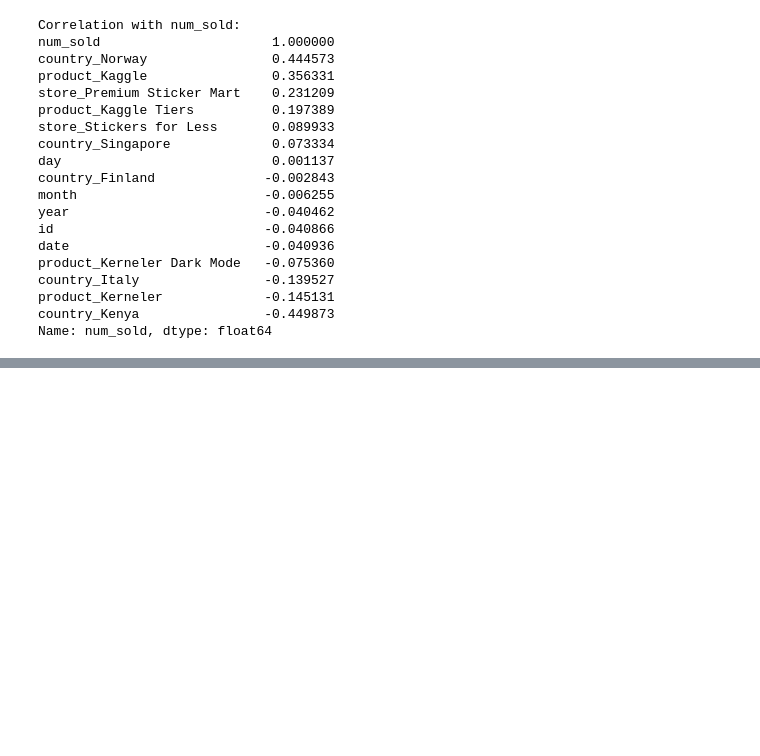
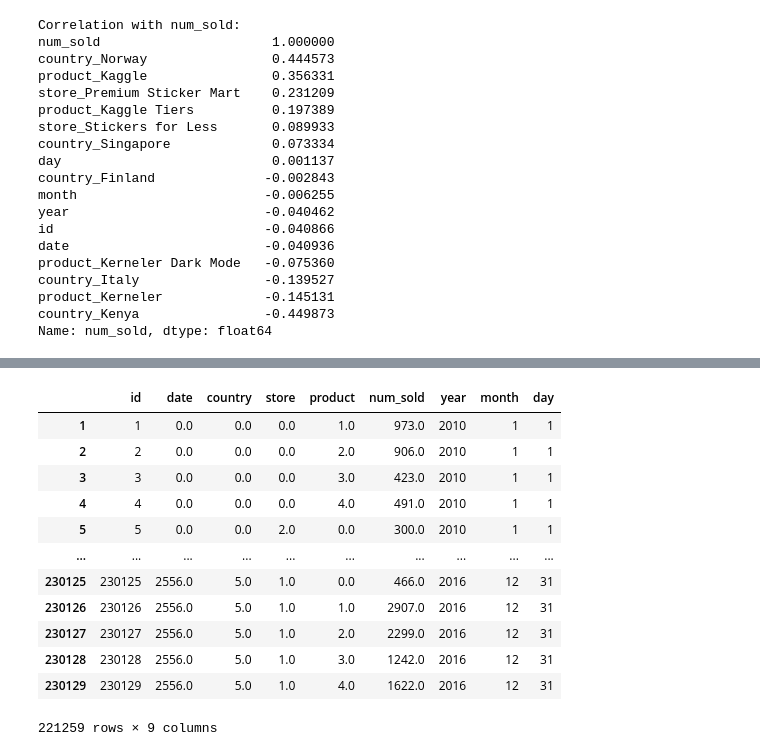
Before and after one commit to ca999/Kaggle, a Jupyter notebook: kaggle-sticker-sales-prediction.ipynb, the cells around one changed output, grey strips where cells are left out. Saved outputs shown, nothing was run; the diff lists cells and outputs as text; code cells hidden in the pictures; blank space fills up the shorter version.

```diff
--- a/kaggle-sticker-sales-prediction.ipynb
+++ b/kaggle-sticker-sales-prediction.ipynb
@@ -104,0 +119,24 @@ df_encoded = pd.get_dummies(df, columns=['country', 'store', 'product'], drop_fi
+# %%
+from sklearn.preprocessing import OrdinalEncoder
+oe = OrdinalEncoder()
+
+df['date'] = oe.fit_transform(df[['date']])
+df['country'] = oe.fit_transform(df[['country']])
+df['store'] = oe.fit_transform(df[['store']])
+df['product'] = oe.fit_transform(df[['product']])
+# %%
+df
+# %% [output]
+|  | id | date | country | store | product | num_sold | year | month | day |
+| 1 | 1 | 0.0 | 0.0 | 0.0 | 1.0 | 973.0 | 2010 | 1 | 1 |
+| 2 | 2 | 0.0 | 0.0 | 0.0 | 2.0 | 906.0 | 2010 | 1 | 1 |
+| 3 | 3 | 0.0 | 0.0 | 0.0 | 3.0 | 423.0 | 2010 | 1 | 1 |
+| 4 | 4 | 0.0 | 0.0 | 0.0 | 4.0 | 491.0 | 2010 | 1 | 1 |
+| 5 | 5 | 0.0 | 0.0 | 2.0 | 0.0 | 300.0 | 2010 | 1 | 1 |
+| ... | ... | ... | ... | ... | ... | ... | ... | ... | ... |
+| 230125 | 230125 | 2556.0 | 5.0 | 1.0 | 0.0 | 466.0 | 2016 | 12 | 31 |
+| 230126 | 230126 | 2556.0 | 5.0 | 1.0 | 1.0 | 2907.0 | 2016 | 12 | 31 |
+| 230127 | 230127 | 2556.0 | 5.0 | 1.0 | 2.0 | 2299.0 | 2016 | 12 | 31 |
+| 230128 | 230128 | 2556.0 | 5.0 | 1.0 | 3.0 | 1242.0 | 2016 | 12 | 31 |
+| 230129 | 230129 | 2556.0 | 5.0 | 1.0 | 4.0 | 1622.0 | 2016 | 12 | 31 |
+221259 rows × 9 columns
```
Also changed, not shown: parts of 2 cells of this notebook.
